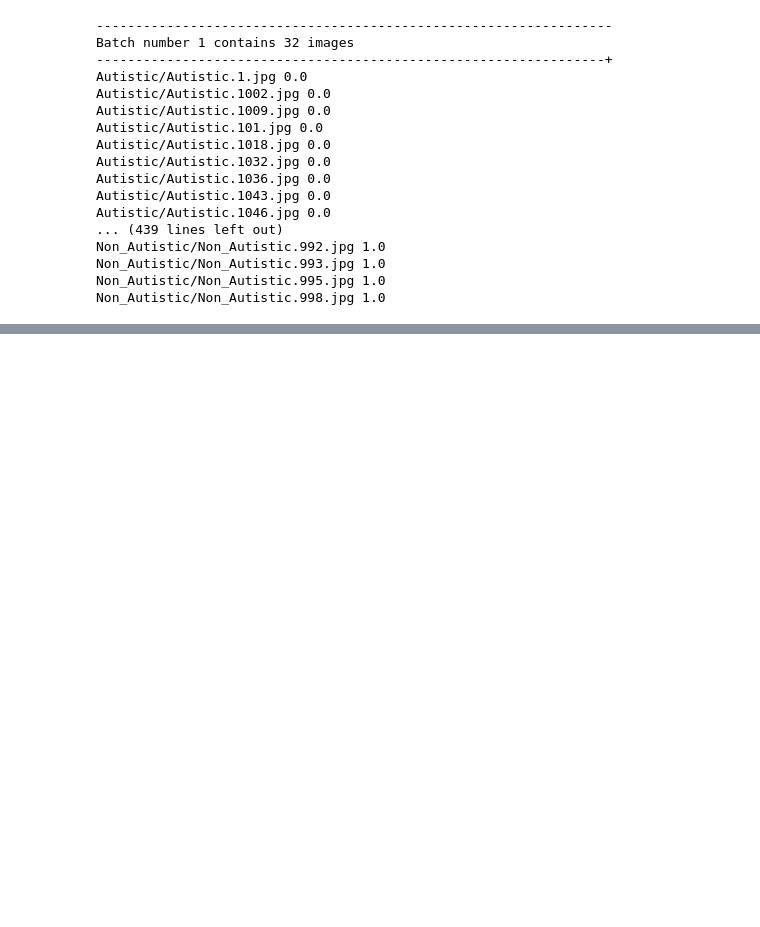
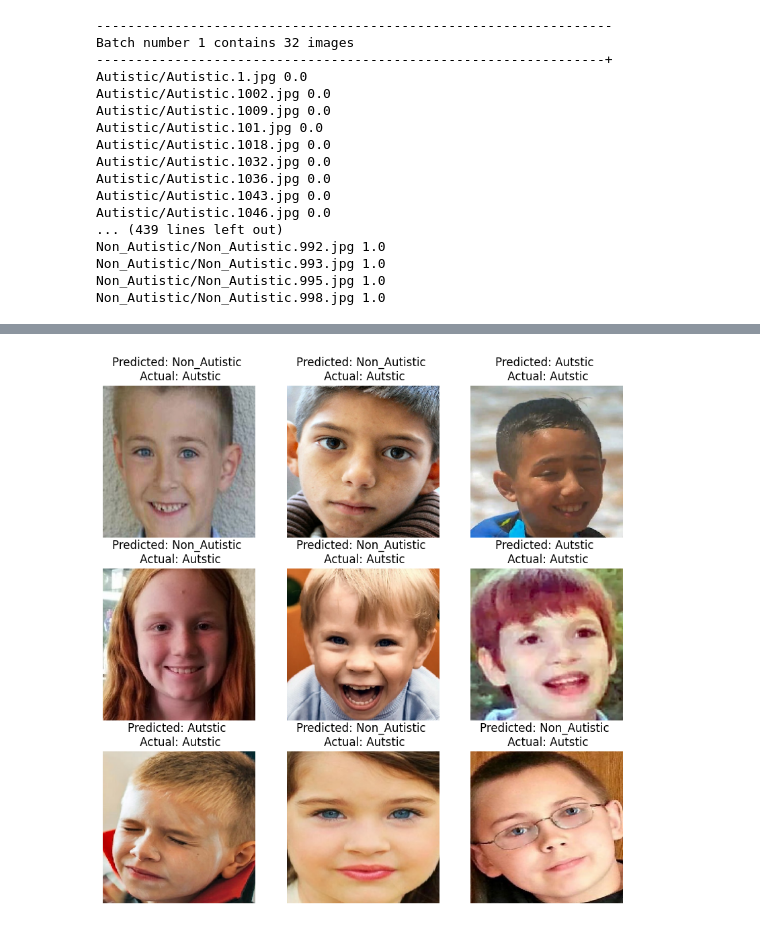
Before and after one commit to Abdulrhmanmg0/SIC_Project, a Jupyter notebook: CODE/Main.ipynb, the cells around one changed output, grey strips where cells are left out. Drawn from its saved outputs; the diff is of its cells as text; code cells hidden in the pictures; blank space fills up the shorter version.

```diff
--- a/CODE/Main.ipynb
+++ b/CODE/Main.ipynb
@@ -371,0 +280,4 @@ KeyboardInterrupt: ignored
+# %%
+import keras
+saved_model = keras.models.load_model("model7380.keras")
+saved_model.summary()
@@ -371,0 +302,23 @@ KeyboardInterrupt: ignored
+# %%
+import random
+
+true_labels = test_generator.classes
+file_names = test_generator.filenames
+
+random_indices = random.sample(range(len(test_generator)), 9)
+fig, axes = plt.subplots(3, 3, figsize=(10, 10))
+
+for i, index in enumerate(random_indices):
+    image, _ = test_generator[index]
+    prediction = saved_model.predict(image)[0]
+    predicted_label = 1 if prediction > 0.5 else 0
+    true_label = true_labels[index]
+
+    predicted_label = 'Autstic' if predicted_label == 0 else 'Non_Autistic'
+    true_label  = 'Autstic' if true_label == 0 else 'Non_Autistic'
+
+    ax = axes[i // 3, i % 3]
+    ax.imshow(image[0])
+    ax.axis('off')
+    ax.set_title(f'Predicted: {predicted_label} \n Actual: {true_label}')
+# %% [output]
@@ -371,0 +334 @@ KeyboardInterrupt: ignored
+[figure, added]
```
Also changed, not shown: parts of 11 cells of this notebook.
